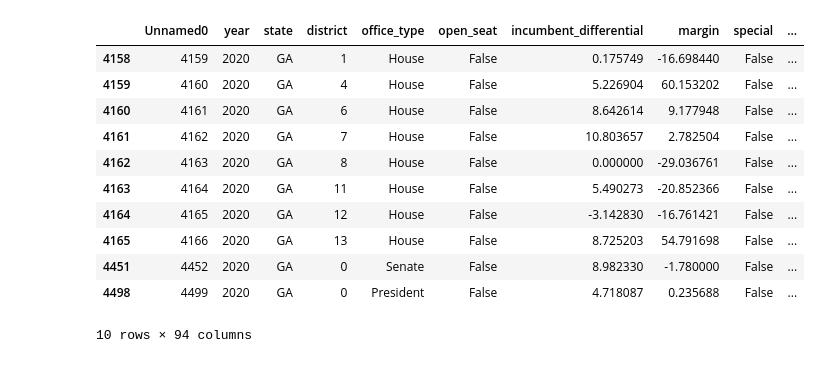
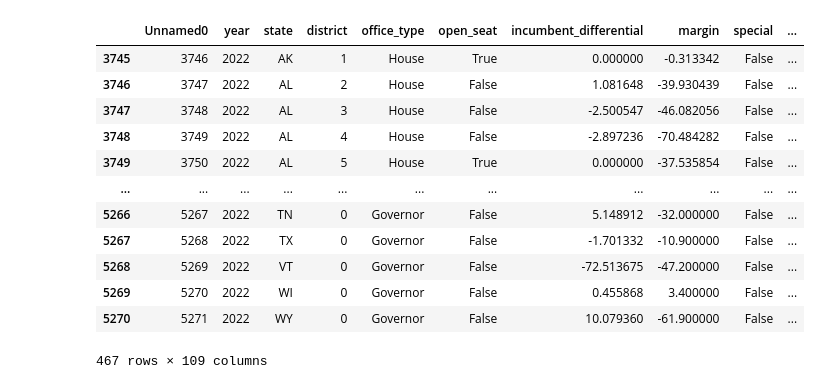
Before and after one commit to BPR-Data-Team/ElectionModel2024, a Jupyter notebook: code/ModelTraining.ipynb, the cells around one changed output. Cells and saved outputs as stored; diff of their text form; code cells hidden in the pictures.

Commit message:
Added fake data and finished model training

```diff
--- a/code/ModelTraining.ipynb
+++ b/code/ModelTraining.ipynb
@@ -240,15 +205,16 @@ And if memory is not enough, you can set `force_col_wise=true`.
 # %%
-data.loc[(data['year'] == 2020) & (data['state'] == "GA")]
+data.loc[(data['year'] == 2022)]
 # %% [output]
 |  | Unnamed0 | year | state | district | office_type | open_seat | incumbent_differential | margin | special | ... |
-| 4158 | 4159 | 2020 | GA | 1 | House | False | 0.175749 | -16.698440 | False | ... |
-| 4159 | 4160 | 2020 | GA | 4 | House | False | 5.226904 | 60.153202 | False | ... |
-| 4160 | 4161 | 2020 | GA | 6 | House | False | 8.642614 | 9.177948 | False | ... |
-| 4161 | 4162 | 2020 | GA | 7 | House | False | 10.803657 | 2.782504 | False | ... |
-| 4162 | 4163 | 2020 | GA | 8 | House | False | 0.000000 | -29.036761 | False | ... |
-| 4163 | 4164 | 2020 | GA | 11 | House | False | 5.490273 | -20.852366 | False | ... |
-| 4164 | 4165 | 2020 | GA | 12 | House | False | -3.142830 | -16.761421 | False | ... |
-| 4165 | 4166 | 2020 | GA | 13 | House | False | 8.725203 | 54.791698 | False | ... |
-| 4451 | 4452 | 2020 | GA | 0 | Senate | False | 8.982330 | -1.780000 | False | ... |
-| 4498 | 4499 | 2020 | GA | 0 | President | False | 4.718087 | 0.235688 | False | ... |
+| 3745 | 3746 | 2022 | AK | 1 | House | True | 0.000000 | -0.313342 | False | ... |
+| 3746 | 3747 | 2022 | AL | 2 | House | False | 1.081648 | -39.930439 | False | ... |
+| 3747 | 3748 | 2022 | AL | 3 | House | False | -2.500547 | -46.082056 | False | ... |
+| 3748 | 3749 | 2022 | AL | 4 | House | False | -2.897236 | -70.484282 | False | ... |
+| 3749 | 3750 | 2022 | AL | 5 | House | True | 0.000000 | -37.535854 | False | ... |
+| ... | ... | ... | ... | ... | ... | ... | ... | ... | ... | ... |
+| 5266 | 5267 | 2022 | TN | 0 | Governor | False | 5.148912 | -32.000000 | False | ... |
+| 5267 | 5268 | 2022 | TX | 0 | Governor | False | -1.701332 | -10.900000 | False | ... |
+| 5268 | 5269 | 2022 | VT | 0 | Governor | False | -72.513675 | -47.200000 | False | ... |
+| 5269 | 5270 | 2022 | WI | 0 | Governor | False | 0.455868 | 3.400000 | False | ... |
+| 5270 | 5271 | 2022 | WY | 0 | Governor | False | 10.079360 | -61.900000 | False | ... |
-10 rows × 94 columns
+467 rows × 109 columns
```
Also changed, not shown: parts of 3 cells of this notebook, 18 other files.
